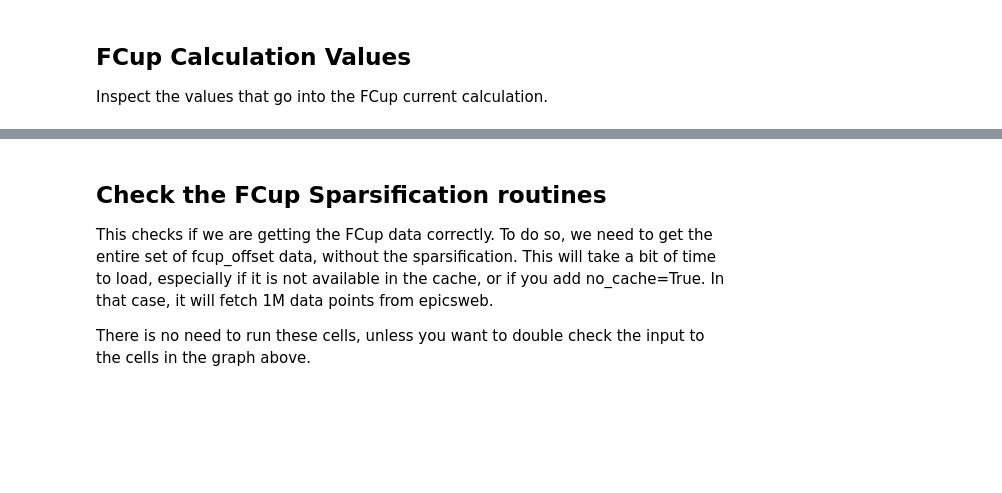
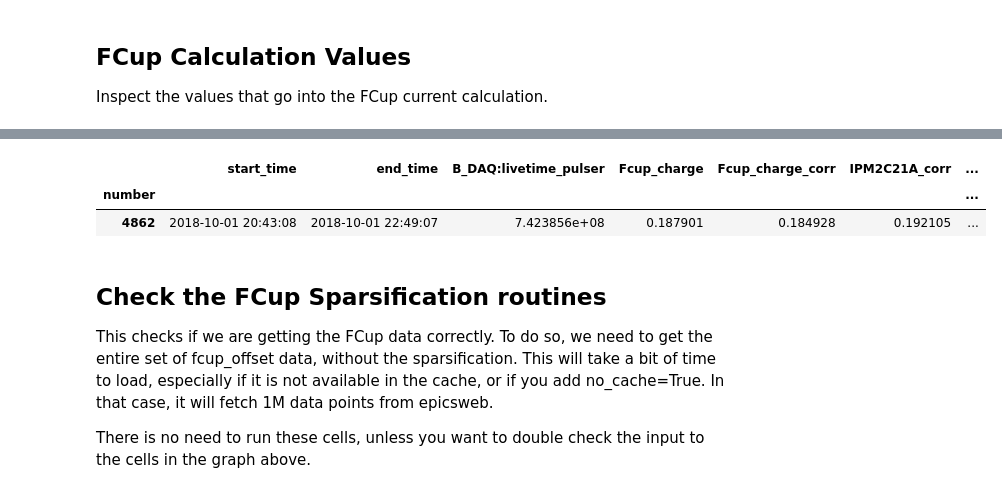
Before and after one commit to mholtrop/RunData, a Jupyter notebook: RGA_Data_checker.ipynb, the cells around one changed output, grey strips where cells are left out. Saved outputs shown, nothing was run; the diff lists cells and outputs as text; code cells hidden in the pictures; blank space fills up the shorter version.

```diff
--- a/RGA_Data_checker.ipynb
+++ b/RGA_Data_checker.ipynb
@@ -159,3 +157,14 @@ fig.show()
+# %%
+data.debug=1
+data.add_current_cor(run_number, current_channel="IPM2C21A")
+data.add_current_cor(run_number, current_channel="IPM2C24A")
+current = compute_fcup_current(run_number, data=data, current_channel="scalerS2b")
+compute_fcup_current_livetime_correction(run_number, current=current, data=data)
+data.All_Runs.loc[run_number:run_number+1, ["start_time","end_time", "B_DAQ:livetime_pulser", "Fcup_charge", "Fcup_charge_corr", "IPM2C21A_corr", "IPM2C24A_corr"]]
+# %% [output]
+|  | start_time | end_time | B_DAQ:livetime_pulser | Fcup_charge | Fcup_charge_corr | IPM2C21A_corr | ... |
+| number |  |  |  |  |  |  | ... |
+| 4862 | 2018-10-01 20:43:08 | 2018-10-01 22:49:07 | 7.423856e+08 | 0.187901 | 0.184928 | 0.192105 | ... |
 # %% [markdown]
 ## Check the FCup Sparsification routines
 This checks if we are getting the FCup data correctly. To do so, we need to get the entire set of fcup_offset data, without the sparsification. This will take a bit of time to load, especially if it is not available in the cache, or if you add no_cache=True. In that case, it will fetch 1M data points from epicsweb.
```
Also changed, not shown: parts of 11 cells of this notebook.
